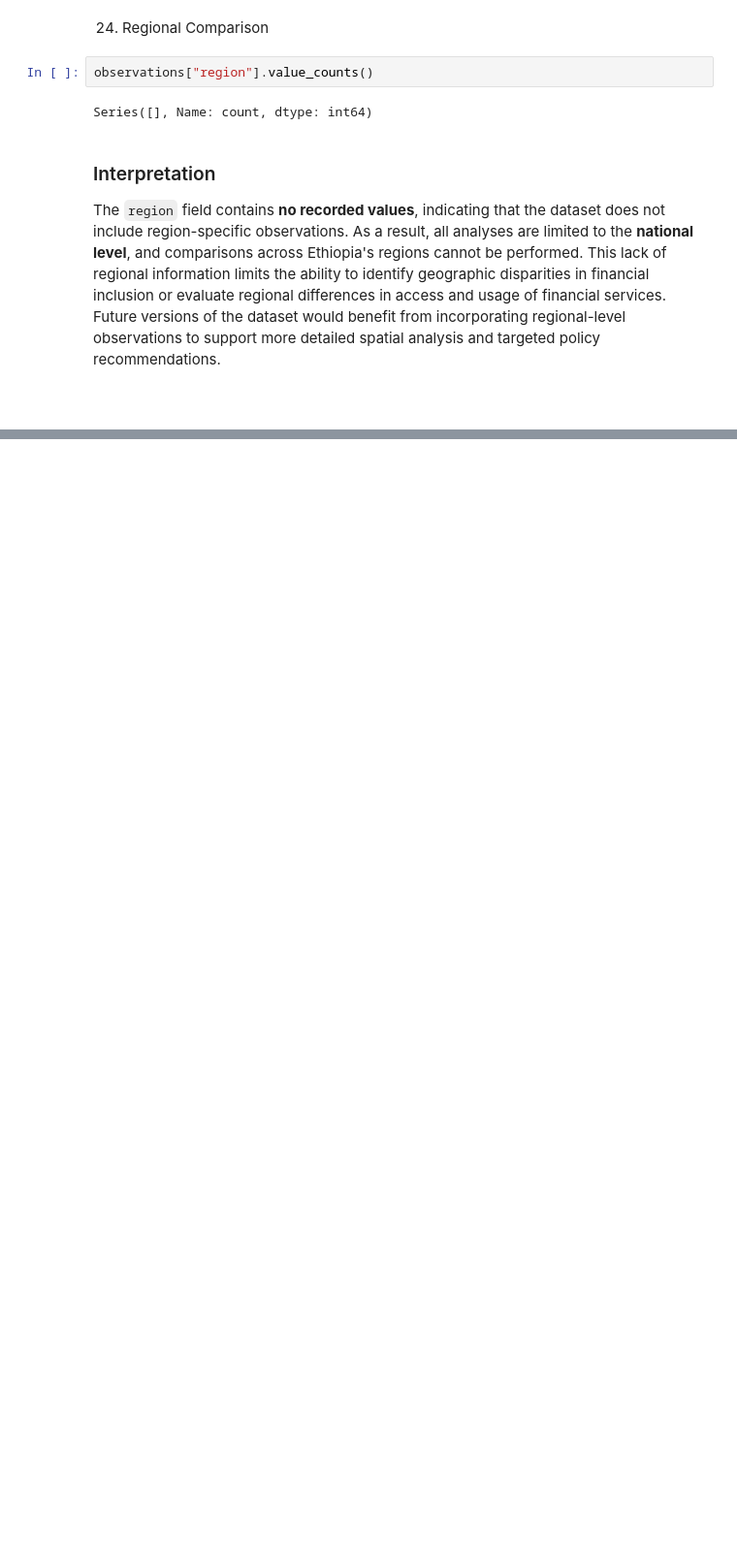
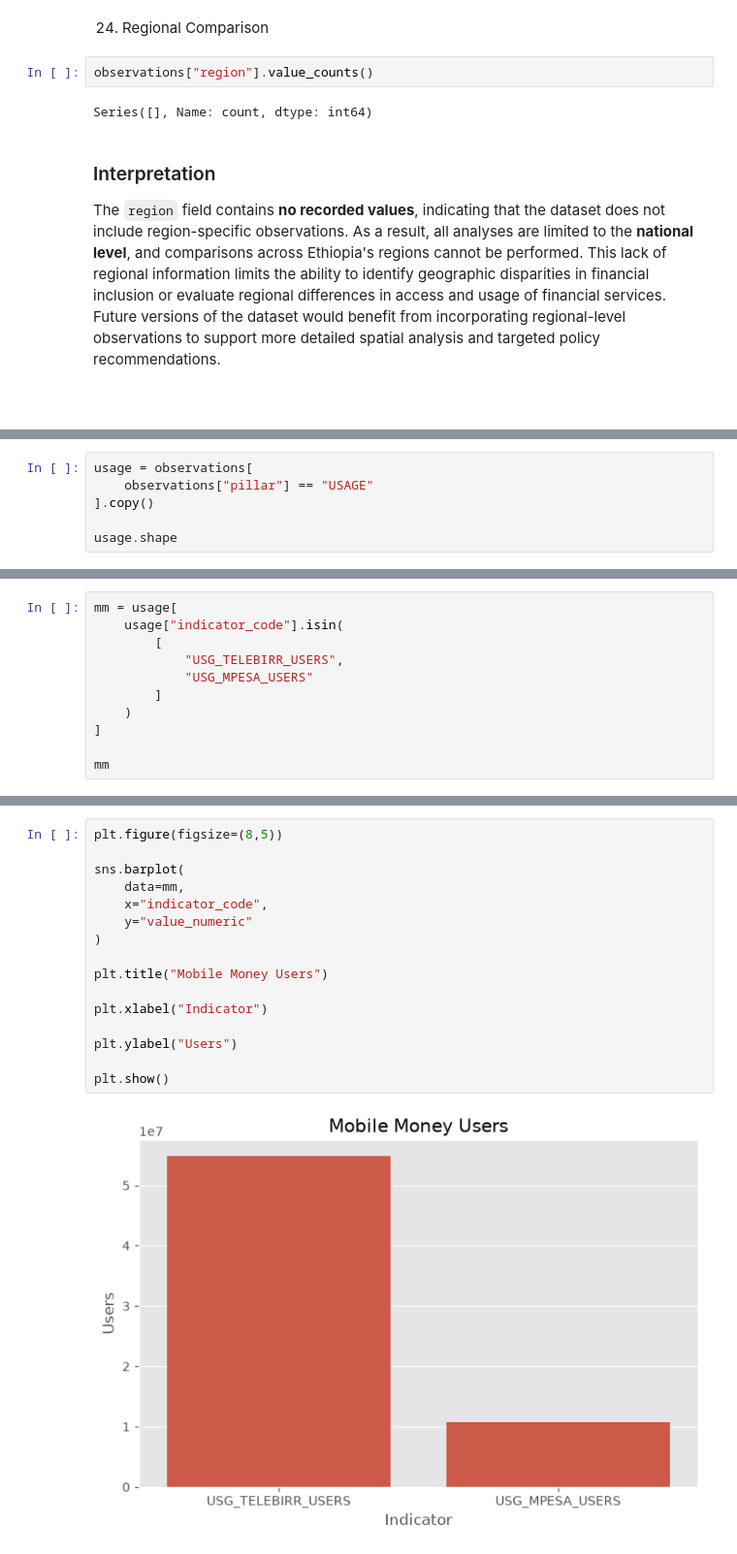
Before and after one commit to Lalisecf/ethiopia-fi-forecast-week11, a Jupyter notebook: notebooks/task_2_eda.ipynb, the cells around one changed output, grey strips where cells are left out. Shown at 97% size. Saved outputs shown, nothing was run; the diff lists cells and outputs as text; blank space fills up the shorter version.

```diff
--- a/notebooks/task_2_eda.ipynb
+++ b/notebooks/task_2_eda.ipynb
@@ -1033,0 +1037,6 @@ The `region` field contains **no recorded values**, indicating that the dataset
+# %%
+usage = observations[
+    observations["pillar"] == "USAGE"
+].copy()
+
+usage.shape
@@ -1033,0 +1096,11 @@ The `region` field contains **no recorded values**, indicating that the dataset
+# %%
+mm = usage[
+    usage["indicator_code"].isin(
+        [
+            "USG_TELEBIRR_USERS",
+            "USG_MPESA_USERS"
+        ]
+    )
+]
+
+mm
@@ -1033,0 +1111,18 @@ The `region` field contains **no recorded values**, indicating that the dataset
+# %%
+plt.figure(figsize=(8,5))
+
+sns.barplot(
+    data=mm,
+    x="indicator_code",
+    y="value_numeric"
+)
+
+plt.title("Mobile Money Users")
+
+plt.xlabel("Indicator")
+
+plt.ylabel("Users")
+
+plt.show()
+# %% [output]
+[figure, added]
```
Also changed, not shown: parts of 27 cells of this notebook.
